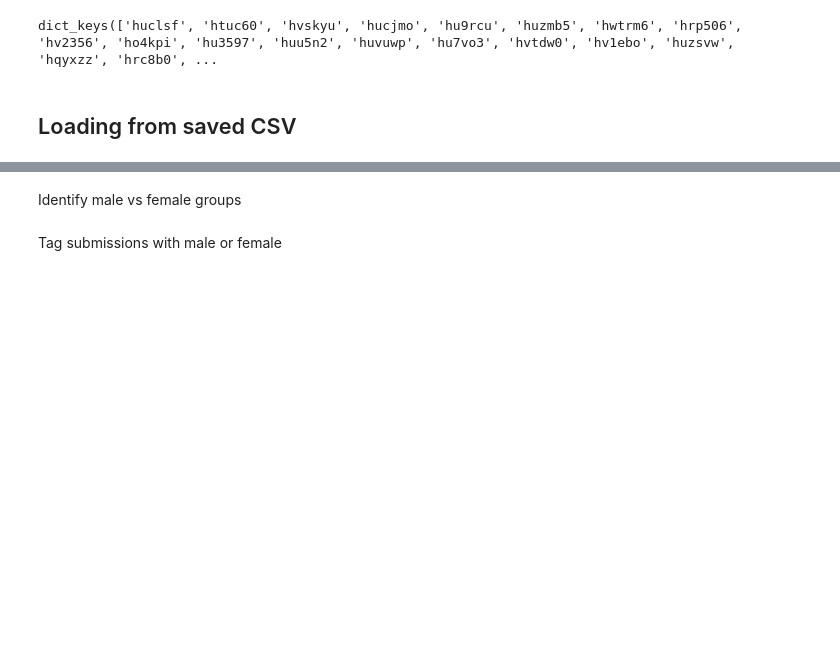
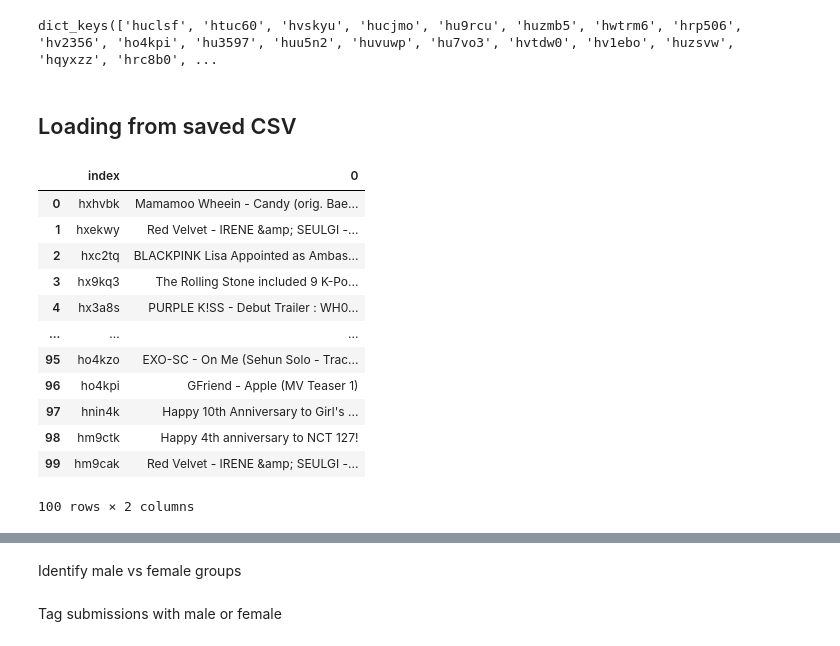
Before and after one commit to haydlite/r-kpop-discussion, a Jupyter notebook: data_collection.ipynb, the cells around one changed output, grey strips where cells are left out. Saved outputs shown, nothing was run; the diff lists cells and outputs as text; code cells hidden in the pictures; blank space fills up the shorter version.

```diff
--- a/data_collection.ipynb
+++ b/data_collection.ipynb
@@ -173,3 +173,19 @@ comments.keys()
 dict_keys(['huclsf', 'htuc60', 'hvskyu', 'hucjmo', 'hu9rcu', 'huzmb5', 'hwtrm6', 'hrp506', 'hv2356', 'ho4kpi', 'hu3597', 'huu5n2', 'huvuwp', 'hu7vo3', 'hvtdw0', 'hv1ebo', 'huzsvw', 'hqyxzz', 'hrc8b0', ...
 # %% [markdown]
 ## Loading from saved CSV
+# %%
+df.reset_index()
+# %% [output]
+|  | index | 0 |
+| 0 | hxhvbk | Mamamoo Wheein - Candy (orig. Bae... |
+| 1 | hxekwy | Red Velvet - IRENE &amp; SEULGI -... |
+| 2 | hxc2tq | BLACKPINK Lisa Appointed as Ambas... |
+| 3 | hx9kq3 | The Rolling Stone included 9 K-Po... |
+| 4 | hx3a8s | PURPLE K!SS - Debut Trailer : WH0... |
+| ... | ... | ... |
+| 95 | ho4kzo | EXO-SC - On Me (Sehun Solo - Trac... |
+| 96 | ho4kpi | GFriend - Apple (MV Teaser 1) |
+| 97 | hnin4k | Happy 10th Anniversary to Girl's ... |
+| 98 | hm9ctk | Happy 4th anniversary to NCT 127! |
+| 99 | hm9cak | Red Velvet - IRENE &amp; SEULGI -... |
+100 rows × 2 columns
```
Also changed, not shown: parts of 21 cells of this notebook, 1 other file.
